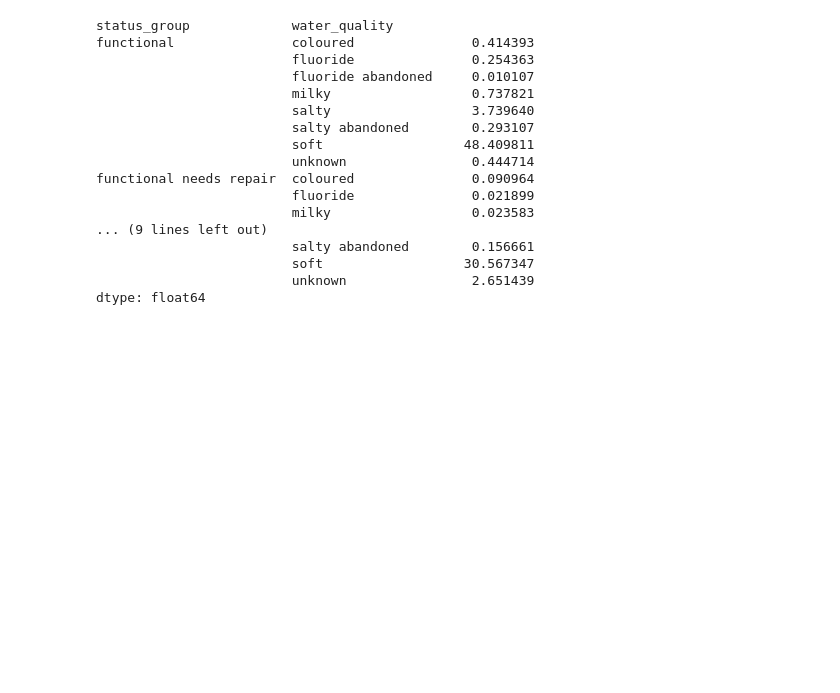
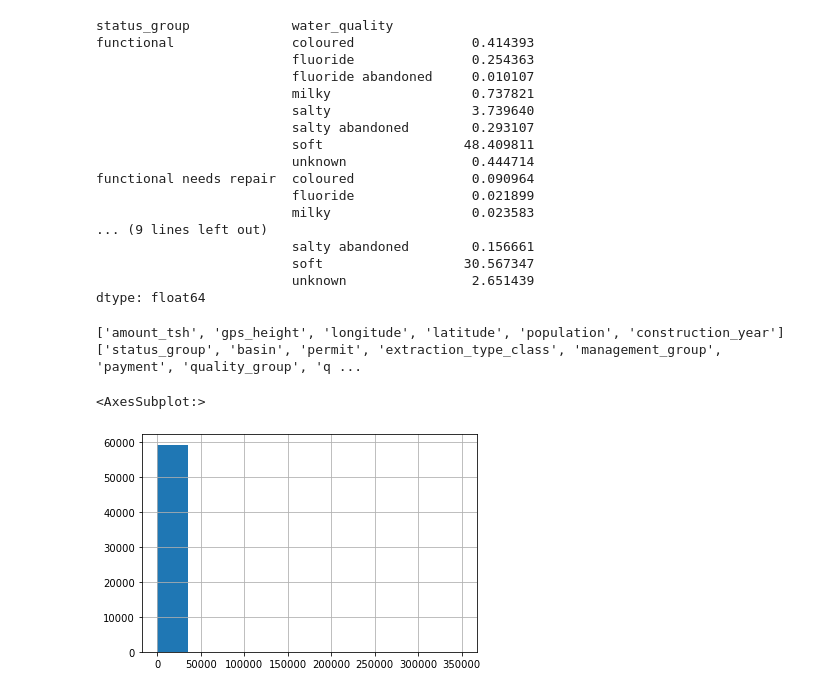
Before and after one commit to NicholasIndorf/TanzanianWaterWells, a Jupyter notebook: notebooks/Nick/Nick.ipynb, the cells around one changed output. Cells and saved outputs as stored; diff of their text form; code cells hidden in the pictures; blank space fills up the shorter version.

```diff
--- a/notebooks/Nick/Nick.ipynb
+++ b/notebooks/Nick/Nick.ipynb
@@ -407,3 +453,24 @@ drop_cols = ['num_private', 'region_code', 'district_code', 'date_recorded',
              'management', 'payment_type', 'water_quality', 'quantity_group',
              'source_type', 'waterpoint_type']
 data.drop(columns=drop_cols, inplace=True)
+# %%
+num_cols = []
+ohe_cols = []
+freq_cols = []
+
+for c in data.columns:
+    if data[c].dtype in ['float64', 'int64']:
+        num_cols.append(c)
+    elif data[c].nunique() < 10:
+        ohe_cols.append(c)
+    else:
+        freq_cols.append(c)
+
+print(num_cols, ohe_cols, freq_cols)
+# %% [output]
+['amount_tsh', 'gps_height', 'longitude', 'latitude', 'population', 'construction_year'] ['status_group', 'basin', 'permit', 'extraction_type_class', 'management_group', 'payment', 'quality_group', 'q ...
+# %%
+data['amount_tsh'].hist()
+# %% [output]
+<AxesSubplot:>
+[figure, added]
```
Also changed, not shown: parts of 11 cells of this notebook.
